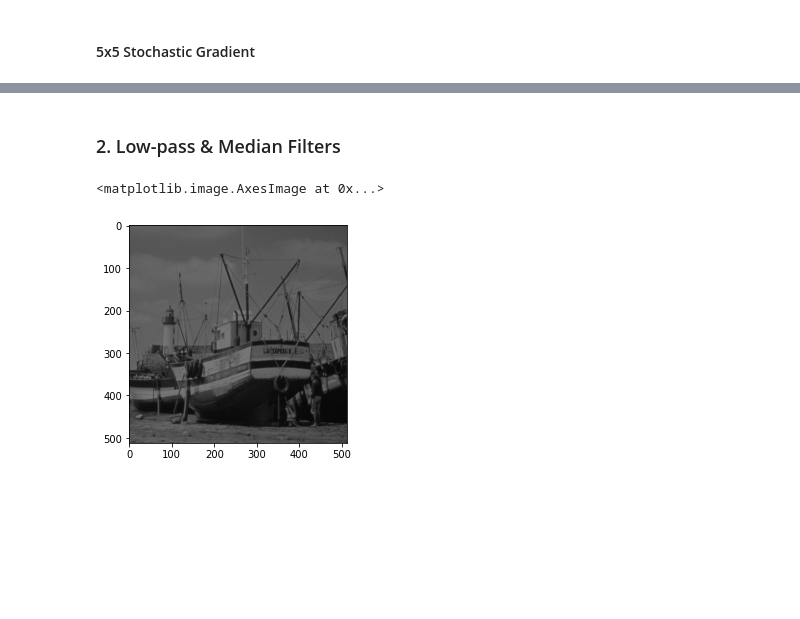
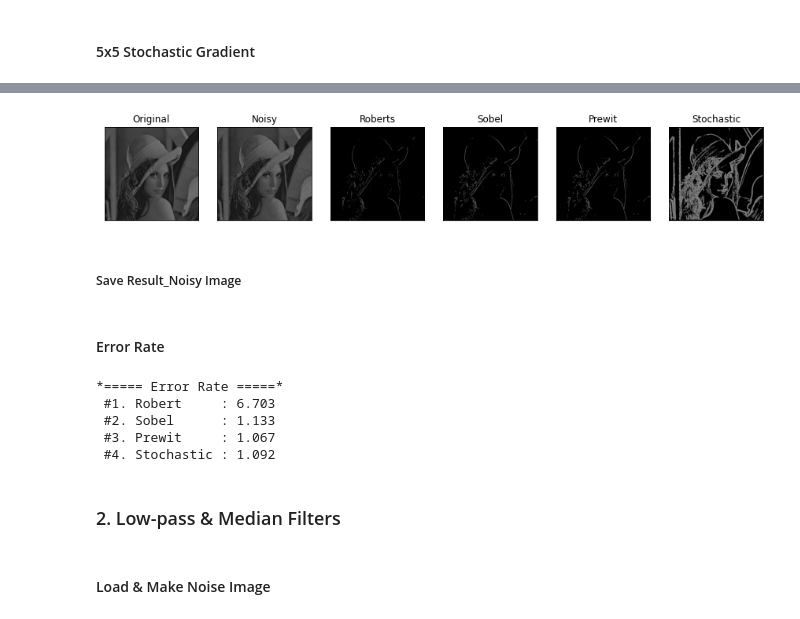
Before and after one commit to KimJinSeong-Git/LEC_ImageProcessing, a Jupyter notebook: HW3_Edge Detection/HW3.ipynb, the cells around one changed output, grey strips where cells are left out. Drawn from its saved outputs; the diff is of its cells as text; code cells hidden in the pictures; blank space fills up the shorter version.

```diff
--- a/HW3_Edge Detection/HW3.ipynb
+++ b/HW3_Edge Detection/HW3.ipynb
@@ -229,0 +267,44 @@ save_Stochastic.save("./Result/Stochastic.bmp", 'BMP')
+# %%
+fig = plt.figure(figsize = (15,15))
+
+plt.subplot(1,6,1)
+plt.imshow(Img_lena, cmap='gray', vmin=0, vmax=500)
+plt.title('Original')
+plt.xticks([])
+plt.yticks([])
+
+plt.subplot(1,6,2)
+plt.imshow(Img_lena_noisy, cmap='gray', vmin=0, vmax=500)
+plt.title('Noisy')
+plt.xticks([])
+plt.yticks([])
+
+plt.subplot(1,6,3)
+plt.imshow(robert_img, cmap='gray', vmin=0, vmax=500)
+plt.title('Roberts')
+plt.xticks([])
+plt.yticks([])
+
+plt.subplot(1,6,4)
+plt.imshow(sobel_img, cmap='gray', vmin=0, vmax=500)
+plt.title('Sobel')
+plt.xticks([])
+plt.yticks([])
+
+plt.subplot(1,6,5)
+plt.imshow(prewit_img, cmap='gray', vmin=0, vmax=500)
+plt.title('Prewit')
+plt.xticks([])
+plt.yticks([])
+
+plt.subplot(1,6,6)
+plt.imshow(stochastic_img, cmap='gray', vmin=0, vmax=500)
+plt.title('Stochastic')
+plt.xticks([])
+plt.yticks([])
+
+plt.show()
+# %% [output]
+[figure, added]
+# %% [markdown]
+##### Save Result_Noisy Image
@@ -229,0 +327,2 @@ save_Stochastic.save("./Result/Stochastic.bmp", 'BMP')
+# %% [markdown]
+#### Error Rate
@@ -230,12 +335,26 @@ save_Stochastic.save("./Result/Stochastic.bmp", 'BMP')
+# %%
+error_rate_Robert = countError(robert_img, robert_img_noisy)
+error_rate_Sobel = countError(sobel_img, sobel_img_noisy)
+error_rate_Prewit = countError(prewit_img, prewit_img_noisy)
+error_rate_Stochastic = countError(stochastic_img, stochastic_img_noisy)
+
+print("*===== Error Rate =====*")
+print(" #1. Robert     : {:.3f}".format(error_rate_Robert))
+print(" #2. Sobel      : {:.3f}".format(error_rate_Sobel))
+print(" #3. Prewit     : {:.3f}".format(error_rate_Prewit))
+print(" #4. Stochastic : {:.3f}".format(error_rate_Stochastic))
+# %% [output]
+*===== Error Rate =====*
+ #1. Robert     : 6.703
+ #2. Sobel      : 1.133
+ #3. Prewit     : 1.067
+ #4. Stochastic : 1.092
 # %% [markdown]
 ### 2. Low-pass & Median Filters
+# %% [markdown]
+#### Load & Make Noise Image
 # %%
-# load image
 file = "./BOAT512.raw"
 fileID = open(file, "rb")
 Img_boat = np.fromfile(fileID, dtype = 'uint8', sep = "")
 Img_boat = np.reshape(Img_boat, [512, 512])
-plt.imshow(Img_boat,cmap='gray', vmin=0, vmax=500)
-# %% [output]
-<matplotlib.image.AxesImage at 0x...>
-[figure, removed]
```
Also changed, not shown: parts of 19 cells of this notebook, 5 other files.
